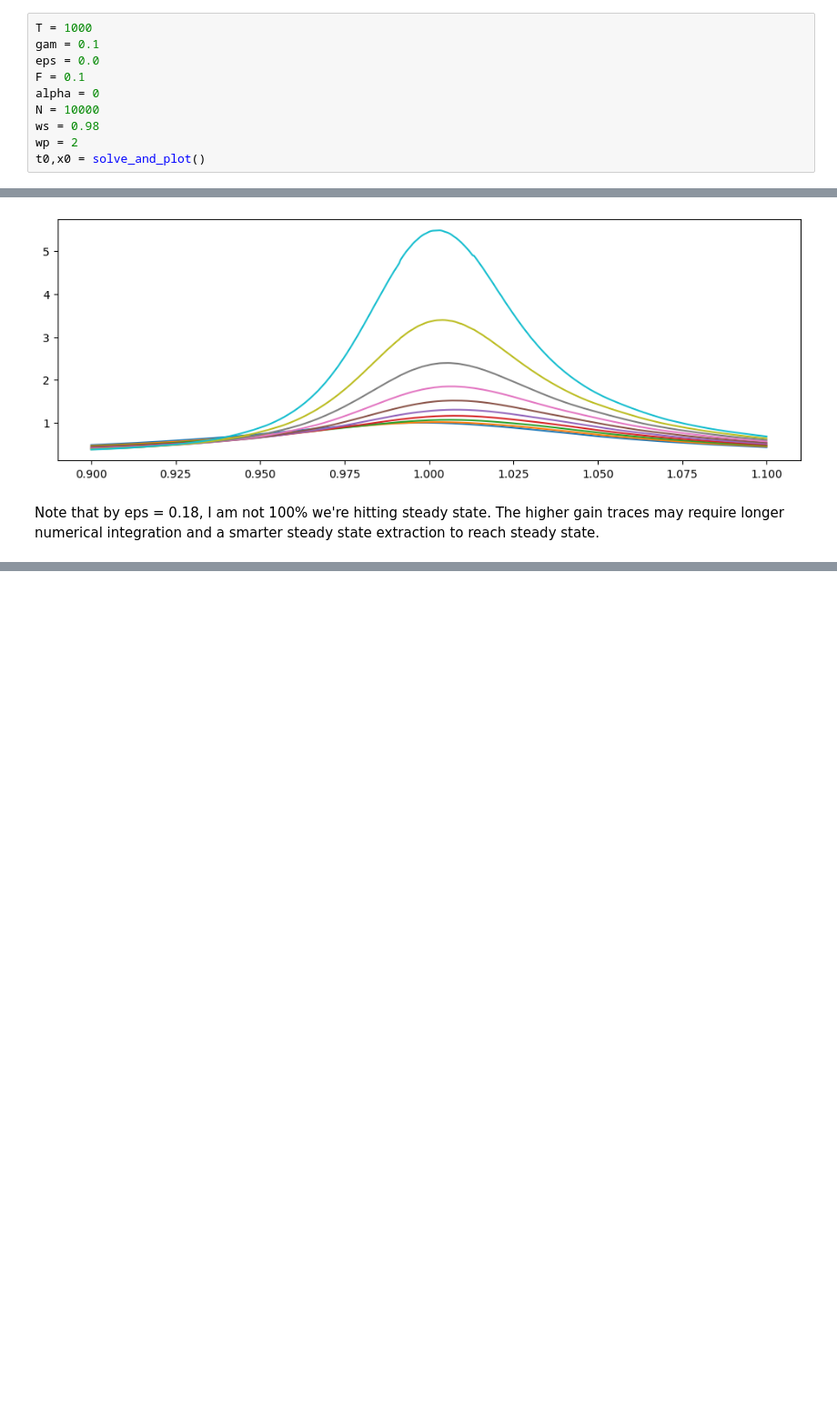
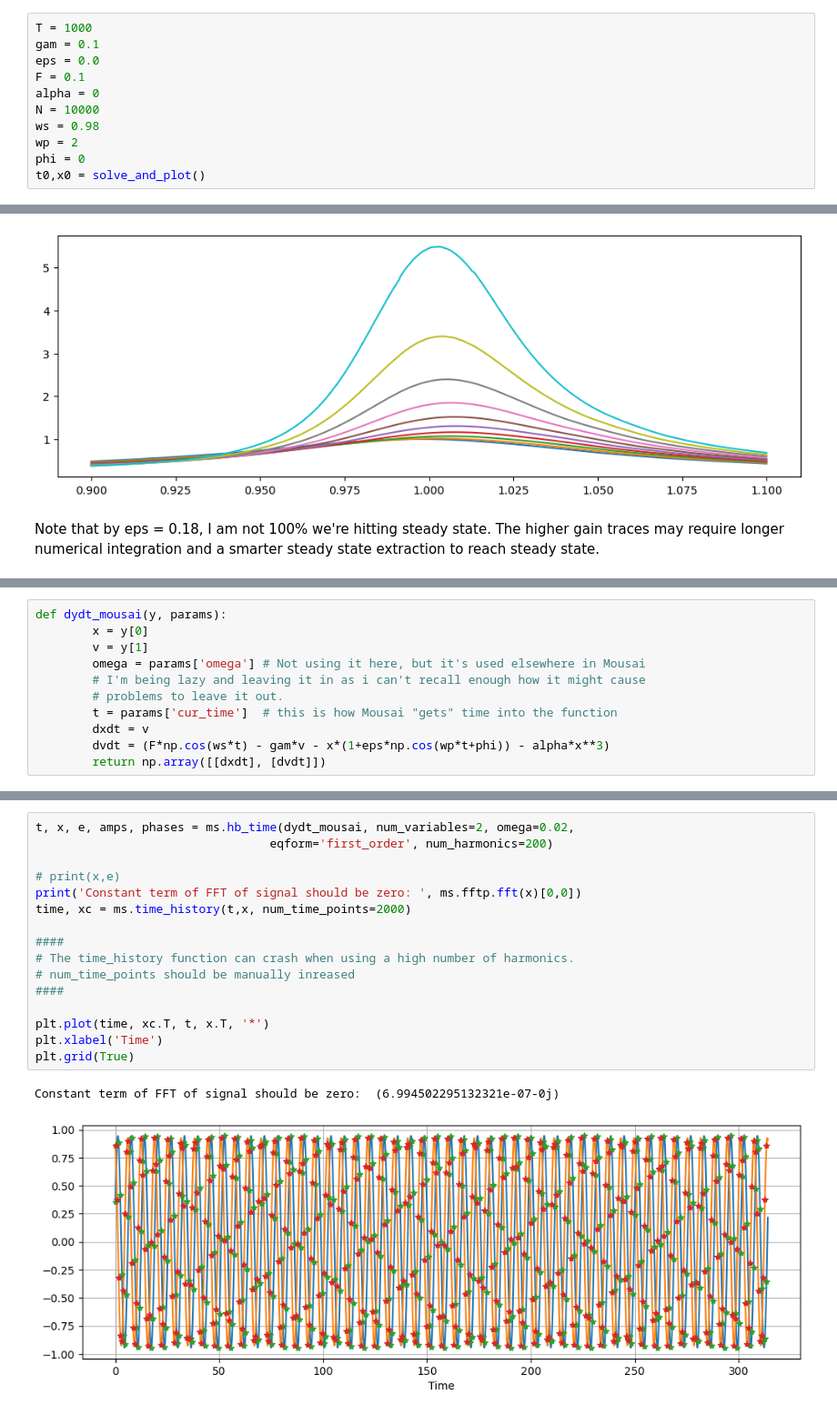
Before and after one commit to gsteele13/JPA-Harmonic-Balance, a Jupyter notebook: brute_force_ode_integration/JPA numerical integration.ipynb, the cells around one changed output, grey strips where cells are left out. Shown at 91% size. Drawn from its saved outputs; the diff is of its cells as text; blank space fills up the shorter version.

Commit message:
First attempts
I got Mousai to execute on the first problem. I didn't check that the answer matches.

```diff
--- a/brute_force_ode_integration/JPA numerical integration.ipynb
+++ b/brute_force_ode_integration/JPA numerical integration.ipynb
@@ -55,6 +55,7 @@ alpha = 0
 N = 10000
 ws = 0.98
 wp = 2
+phi = 0
 t0,x0 = solve_and_plot()
 # %% [output]
 [figure]
@@ -264,0 +276,11 @@ Note that by eps = 0.18, I am not 100% we're hitting steady state. The higher ga
+# %%
+def dydt_mousai(y, params):
+        x = y[0]
+        v = y[1]
+        omega = params['omega'] # Not using it here, but it's used elsewhere in Mousai
+        # I'm being lazy and leaving it in as i can't recall enough how it might cause
+        # problems to leave it out.
+        t = params['cur_time']  # this is how Mousai "gets" time into the function
+        dxdt = v
+        dvdt = (F*np.cos(ws*t) - gam*v - x*(1+eps*np.cos(wp*t+phi)) - alpha*x**3)
+        return np.array([[dxdt], [dvdt]])
@@ -264,0 +308,19 @@ Note that by eps = 0.18, I am not 100% we're hitting steady state. The higher ga
+# %%
+t, x, e, amps, phases = ms.hb_time(dydt_mousai, num_variables=2, omega=0.02,
+                                 eqform='first_order', num_harmonics=200)
+
+# print(x,e)
+print('Constant term of FFT of signal should be zero: ', ms.fftp.fft(x)[0,0])
+time, xc = ms.time_history(t,x, num_time_points=2000)
+
+####
+# The time_history function can crash when using a high number of harmonics.
+# num_time_points should be manually inreased
+####
+
+plt.plot(time, xc.T, t, x.T, '*')
+plt.xlabel('Time')
+plt.grid(True)
+# %% [output]
+Constant term of FFT of signal should be zero:  (6.994502295132321e-07-0j)
+[figure, added]
```
Also changed, not shown: parts of 6 cells of this notebook, 1 other file.
